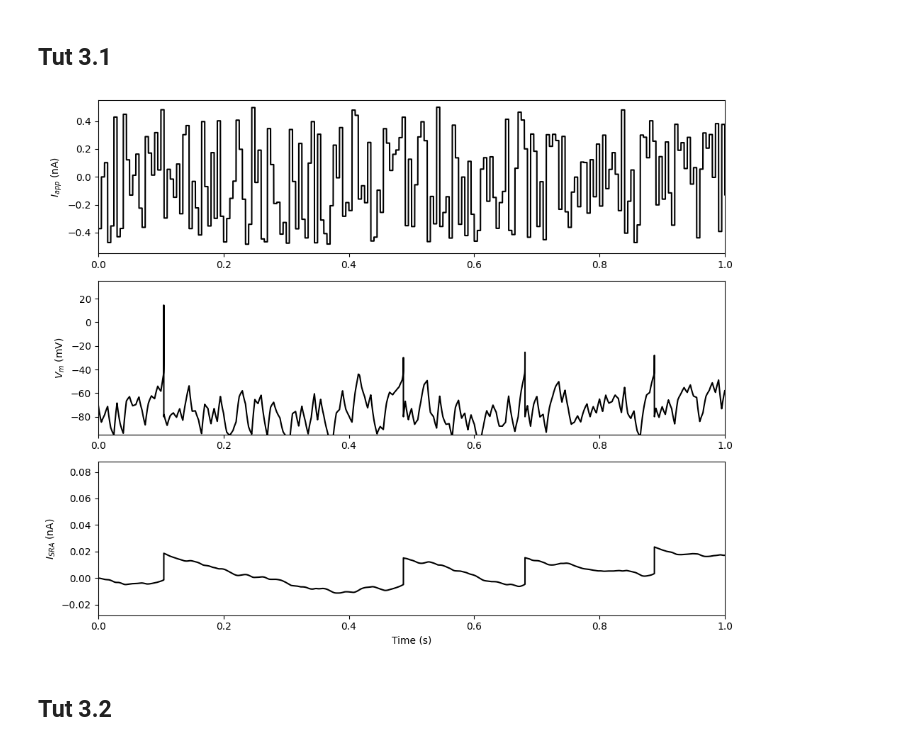
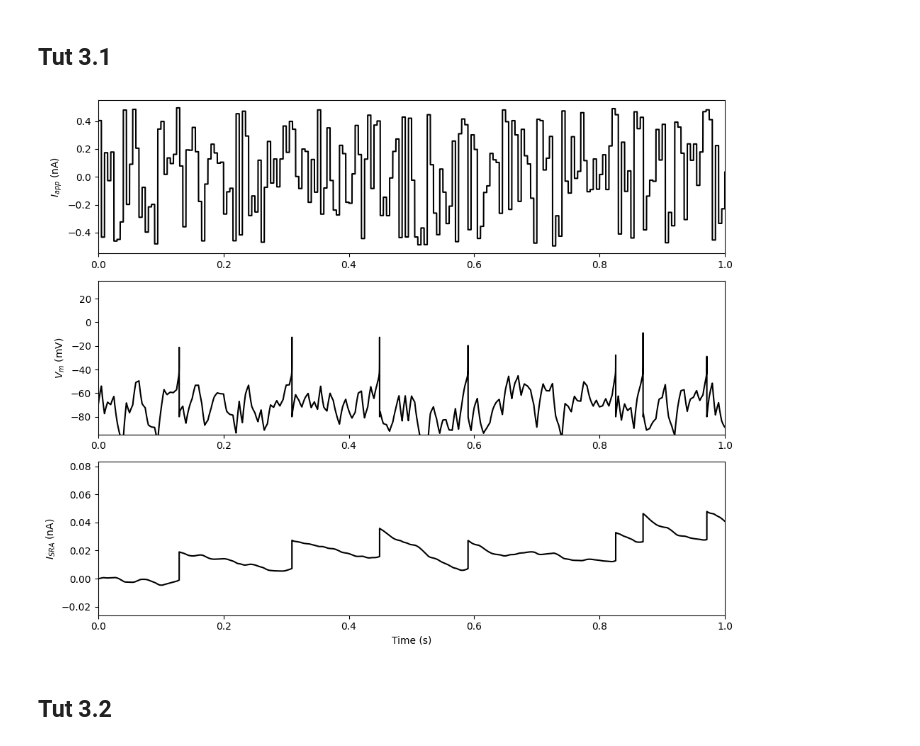
Before and after one commit to d-domeniconi/individual_spike_trains, a Jupyter notebook: aelif_sim.ipynb, the cells around one changed output. Drawn from its saved outputs; the diff is of its cells as text; code cells hidden in the pictures.

Commit message:
improving gitignore and updating aelif_sim.ipynb with new seed values for reproducibility. Also, removing old figures and adding new ones for the updated simulations.

```diff
--- a/aelif_sim.ipynb
+++ b/aelif_sim.ipynb
@@ -151,6 +151,8 @@ plt.show()
 
 import numpy as np
 import matplotlib.pyplot as plt
+
+seed = 31
 
 # ============================================================
 # Cell Parameters
@@ -181,7 +183,7 @@ Vmax = 50e-3         # Spike detection/cropping voltage
 dt = 0.02e-3            # Time step (s)
 tmax = 40000*5e-3             # Total simulation time (s)
 
-data = np.load('data/tut_data_3_1_11.npz') # Load the data from the .npz file
+data = np.load(f'data/tut_data_3_1_{seed}.npz') # Load the data from the .npz file
 t = data['t']
 I = data['I']
 
@@ -247,7 +249,6 @@ for j in range(len(t) - 1):
 # ============================================================
 
 tut = '3_1'
-seed = 11
 info = f'{tut}_{seed}'
 
 np.savez(f'data/aelif_data_{info}.npz', t=t, v=v_3_1, w=w, I=I, spikes=spikes_3_1)
@@ -274,34 +275,34 @@ plt.xlim(0, 1000e-3)
 # ------------------------------------------------------------
 # Membrane voltage
 # ------------------------------------------------------------
 
 plt.subplot(3, 1, 2)
 
 plt.plot(t, 1000 * v_3_1, 'k')
 
 plt.ylabel(r'$V_m$ (mV)')
 
 plt.xlim(0, 1000e-3)
 plt.ylim(-95, 35)
 
 # ------------------------------------------------------------
 # Adaptation current
 # ------------------------------------------------------------
 
 plt.subplot(3, 1, 3)
 
 plt.plot(t, 1e9 * w, 'k')
 
 plt.xlabel('Time (s)')
 plt.ylabel(r'$I_{SRA}$ (nA)')
 
 plt.xlim(0, 1000e-3)
 
 plt.tight_layout()
 
 plt.show()
 # %% [output]
-[figure, old version]
+[figure, new version]
 # %% [markdown]
 ## Tut 3.2
 # %% [markdown]
```
Also changed, not shown: parts of 5 cells of this notebook, 14 other files.
